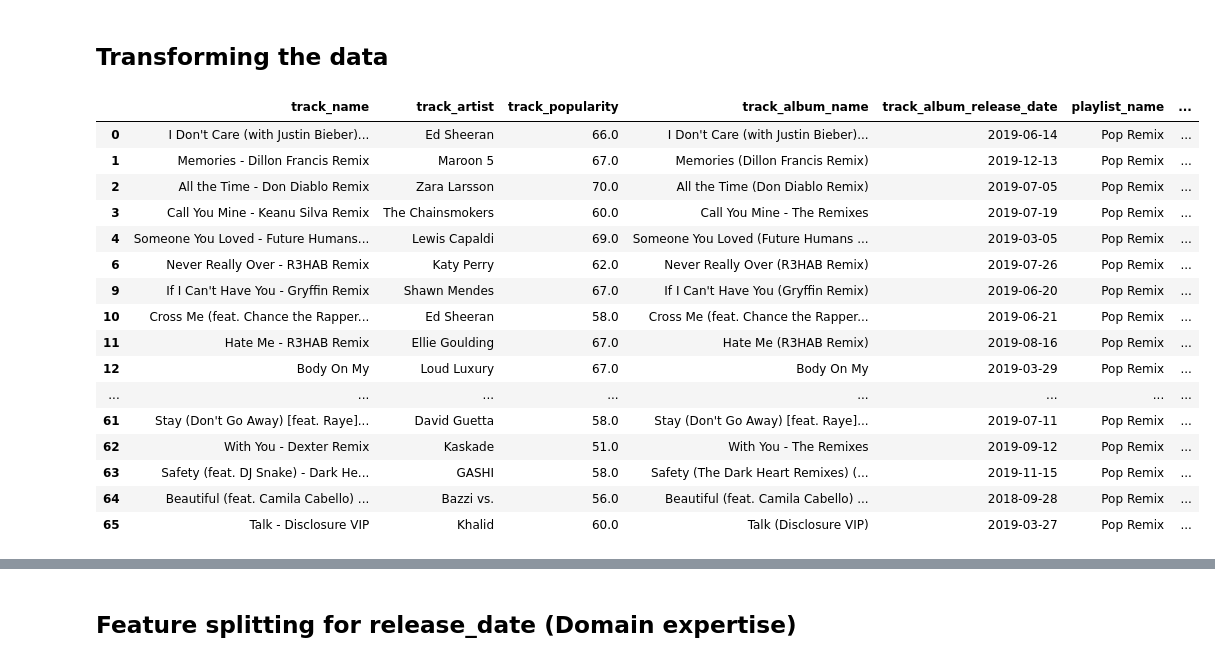
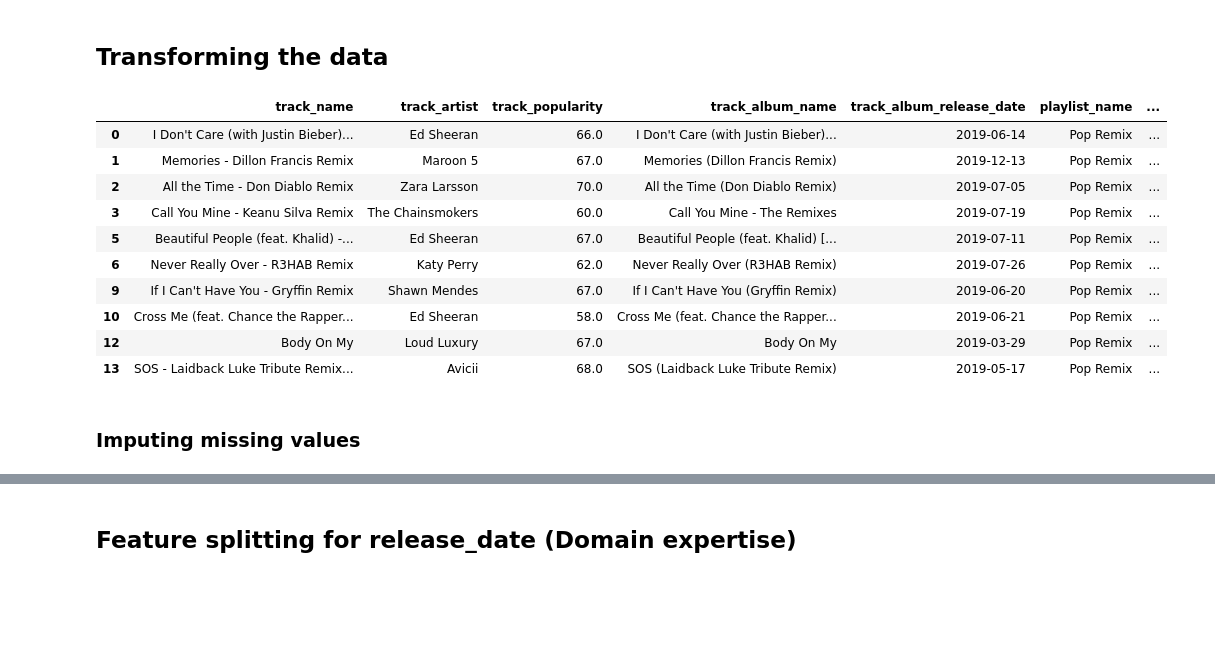
Before and after one commit to IlianCoding/SpotifyAIModel, a Jupyter notebook: featureEngineering.ipynb, the cells around one changed output, grey strips where cells are left out. Saved outputs shown, nothing was run; the diff lists cells and outputs as text; code cells hidden in the pictures; blank space fills up the shorter version.

```diff
--- a/featureEngineering.ipynb
+++ b/featureEngineering.ipynb
@@ -25,25 +25,21 @@ new_data.describe()
 # %%
 # nan van naam weghalen
 df_clean = new_data.dropna(subset=['track_name', 'track_artist', 'track_album_name', 'track_album_release_date'])
-df_clean.head(50)
+df_clean.head(10)
 # %% [output]
 |  | track_name | track_artist | track_popularity | track_album_name | track_album_release_date | playlist_name | ... |
 | 0 | I Don't Care (with Justin Bieber)... | Ed Sheeran | 66.0 | I Don't Care (with Justin Bieber)... | 2019-06-14 | Pop Remix | ... |
 | 1 | Memories - Dillon Francis Remix | Maroon 5 | 67.0 | Memories (Dillon Francis Remix) | 2019-12-13 | Pop Remix | ... |
 | 2 | All the Time - Don Diablo Remix | Zara Larsson | 70.0 | All the Time (Don Diablo Remix) | 2019-07-05 | Pop Remix | ... |
 | 3 | Call You Mine - Keanu Silva Remix | The Chainsmokers | 60.0 | Call You Mine - The Remixes | 2019-07-19 | Pop Remix | ... |
-| 4 | Someone You Loved - Future Humans... | Lewis Capaldi | 69.0 | Someone You Loved (Future Humans ... | 2019-03-05 | Pop Remix | ... |
+| 5 | Beautiful People (feat. Khalid) -... | Ed Sheeran | 67.0 | Beautiful People (feat. Khalid) [... | 2019-07-11 | Pop Remix | ... |
 | 6 | Never Really Over - R3HAB Remix | Katy Perry | 62.0 | Never Really Over (R3HAB Remix) | 2019-07-26 | Pop Remix | ... |
 | 9 | If I Can't Have You - Gryffin Remix | Shawn Mendes | 67.0 | If I Can't Have You (Gryffin Remix) | 2019-06-20 | Pop Remix | ... |
 | 10 | Cross Me (feat. Chance the Rapper... | Ed Sheeran | 58.0 | Cross Me (feat. Chance the Rapper... | 2019-06-21 | Pop Remix | ... |
-| 11 | Hate Me - R3HAB Remix | Ellie Goulding | 67.0 | Hate Me (R3HAB Remix) | 2019-08-16 | Pop Remix | ... |
 | 12 | Body On My | Loud Luxury | 67.0 | Body On My | 2019-03-29 | Pop Remix | ... |
-| ... | ... | ... | ... | ... | ... | ... | ... |
-| 61 | Stay (Don't Go Away) [feat. Raye]... | David Guetta | 58.0 | Stay (Don't Go Away) [feat. Raye]... | 2019-07-11 | Pop Remix | ... |
-| 62 | With You - Dexter Remix | Kaskade | 51.0 | With You - The Remixes | 2019-09-12 | Pop Remix | ... |
-| 63 | Safety (feat. DJ Snake) - Dark He... | GASHI | 58.0 | Safety (The Dark Heart Remixes) (... | 2019-11-15 | Pop Remix | ... |
-| 64 | Beautiful (feat. Camila Cabello) ... | Bazzi vs. | 56.0 | Beautiful (feat. Camila Cabello) ... | 2018-09-28 | Pop Remix | ... |
-| 65 | Talk - Disclosure VIP | Khalid | 60.0 | Talk (Disclosure VIP) | 2019-03-27 | Pop Remix | ... |
+| 13 | SOS - Laidback Luke Tribute Remix... | Avicii | 68.0 | SOS (Laidback Luke Tribute Remix) | 2019-05-17 | Pop Remix | ... |
+# %% [markdown]
+### Imputing missing values
 # %%
 df_clean = df_clean.fillna({
     "danceability": df_clean["danceability"].mean(),
```
Also changed, not shown: parts of 9 cells of this notebook, 2 other files.
